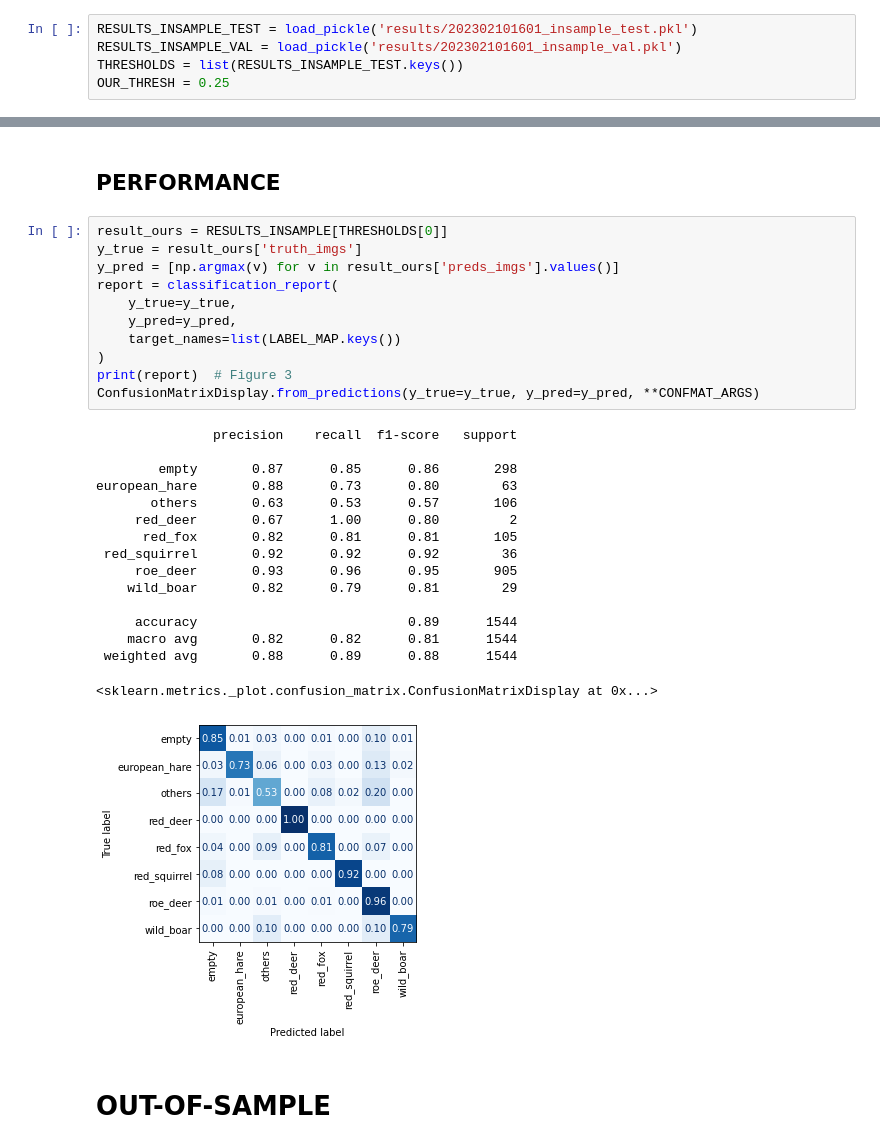
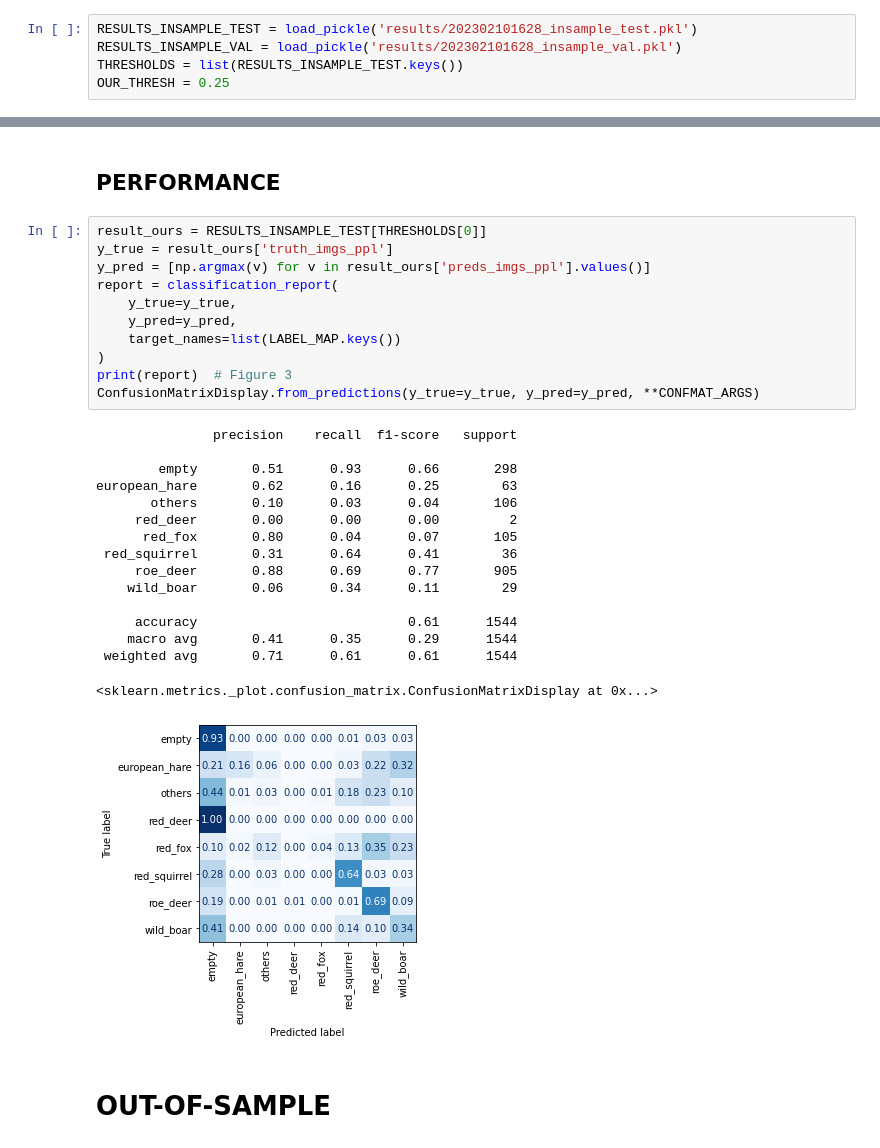
Before and after one commit to slds-lmu/wildlife-experiments, a Jupyter notebook: results_light.ipynb, the cells around one changed output, grey strips where cells are left out. Drawn from its saved outputs; the diff is of its cells as text.

```diff
--- a/results_light.ipynb
+++ b/results_light.ipynb
@@ -35,7 +35,7 @@ CONFMAT_ARGS = {
 # %% [markdown]
 # IN-SAMPLE
 # %%
-RESULTS_INSAMPLE_TEST = load_pickle('results/202302101601_insample_test.pkl')
-RESULTS_INSAMPLE_VAL = load_pickle('results/202302101601_insample_val.pkl')
+RESULTS_INSAMPLE_TEST = load_pickle('results/202302101628_insample_test.pkl')
+RESULTS_INSAMPLE_VAL = load_pickle('results/202302101628_insample_val.pkl')
 THRESHOLDS = list(RESULTS_INSAMPLE_TEST.keys())
 OUR_THRESH = 0.25
@@ -150,33 +100,33 @@ df_ins_empty  # Table 2
 # %% [markdown]
 ## PERFORMANCE
 # %%
-result_ours = RESULTS_INSAMPLE[THRESHOLDS[0]]
-y_true = result_ours['truth_imgs']
-y_pred = [np.argmax(v) for v in result_ours['preds_imgs'].values()]
+result_ours = RESULTS_INSAMPLE_TEST[THRESHOLDS[0]]
+y_true = result_ours['truth_imgs_ppl']
+y_pred = [np.argmax(v) for v in result_ours['preds_imgs_ppl'].values()]
 report = classification_report(
     y_true=y_true,
     y_pred=y_pred,
     target_names=list(LABEL_MAP.keys())
 )
 print(report)  # Figure 3
 ConfusionMatrixDisplay.from_predictions(y_true=y_true, y_pred=y_pred, **CONFMAT_ARGS)
 # %% [output]
                precision    recall  f1-score   support
 
-        empty       0.87      0.85      0.86       298
-european_hare       0.88      0.73      0.80        63
-       others       0.63      0.53      0.57       106
-     red_deer       0.67      1.00      0.80         2
-      red_fox       0.82      0.81      0.81       105
- red_squirrel       0.92      0.92      0.92        36
-     roe_deer       0.93      0.96      0.95       905
-    wild_boar       0.82      0.79      0.81        29
+        empty       0.51      0.93      0.66       298
+european_hare       0.62      0.16      0.25        63
+       others       0.10      0.03      0.04       106
+     red_deer       0.00      0.00      0.00         2
+      red_fox       0.80      0.04      0.07       105
+ red_squirrel       0.31      0.64      0.41        36
+     roe_deer       0.88      0.69      0.77       905
+    wild_boar       0.06      0.34      0.11        29
 
-     accuracy                           0.89      1544
-    macro avg       0.82      0.82      0.81      1544
- weighted avg       0.88      0.89      0.88      1544
+     accuracy                           0.61      1544
+    macro avg       0.41      0.35      0.29      1544
+ weighted avg       0.71      0.61      0.61      1544
 <sklearn.metrics._plot.confusion_matrix.ConfusionMatrixDisplay at 0x...>
-[figure, old version]
+[figure, new version]
 # %% [markdown]
 # OUT-OF-SAMPLE
 # %% [markdown]
```
Also changed, not shown: parts of 12 cells of this notebook.
